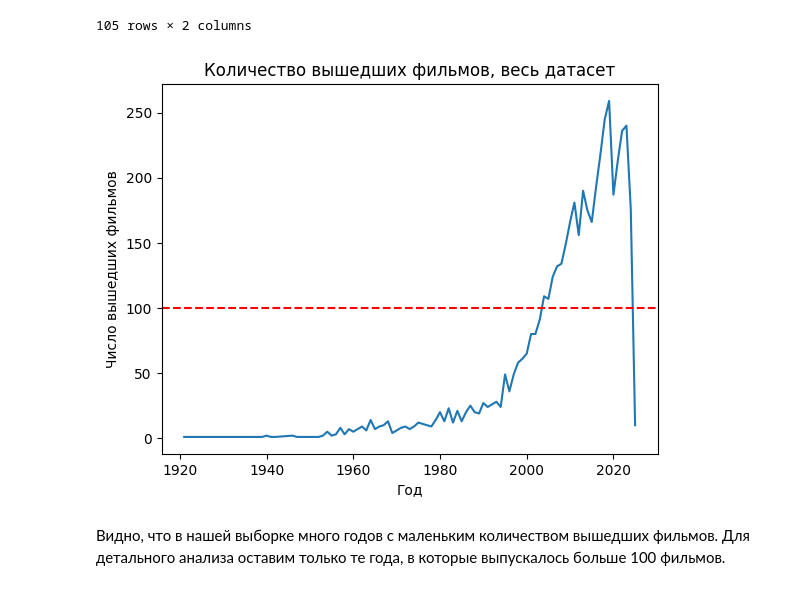
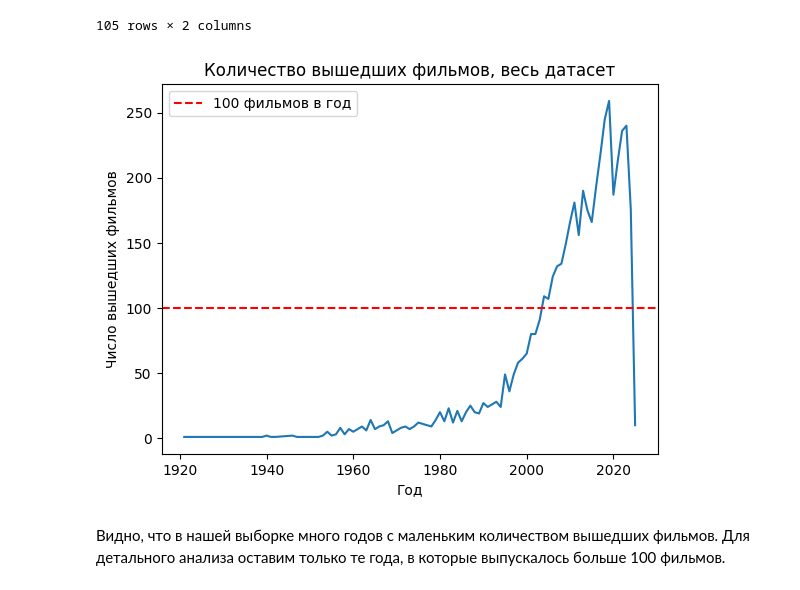
Before and after one commit to alburina/Andan-project-, a Jupyter notebook: graphics.ipynb, the cells around one changed output. Drawn from its saved outputs; the diff is of its cells as text; code cells hidden in the pictures.

```diff
--- a/graphics.ipynb
+++ b/graphics.ipynb
@@ -82,14 +65,16 @@ df_number_of_films
 | 104 | 2025 | 10 |
 105 rows × 2 columns
 # %%
+#визуализируем данные, чтобы убрать года с маленьким кол-вом фильмов
 plt.plot(df_number_of_films["год"], df_number_of_films["количество выпущенных фильмов"])
-plt.axhline(y=100, color="r", linestyle="dashed", label="100")
+plt.axhline(y=100, color="r", linestyle="dashed", label="100 фильмов в год")
 plt.ylabel('Число вышедших фильмов')
 plt.xlabel('Год')
 plt.title('Количество вышедших фильмов, весь датасет')
+plt.gca().legend()
 plt.show()
 # %% [output]
-[figure, old version]
+[figure, new version]
 # %% [markdown]
 Видно, что в нашей выборке много годов с маленьким количеством вышедших фильмов. Для детального анализа оставим только те года, в которые выпускалось больше 100 фильмов.
 # %%
```
Also changed, not shown: parts of 16 cells of this notebook.
